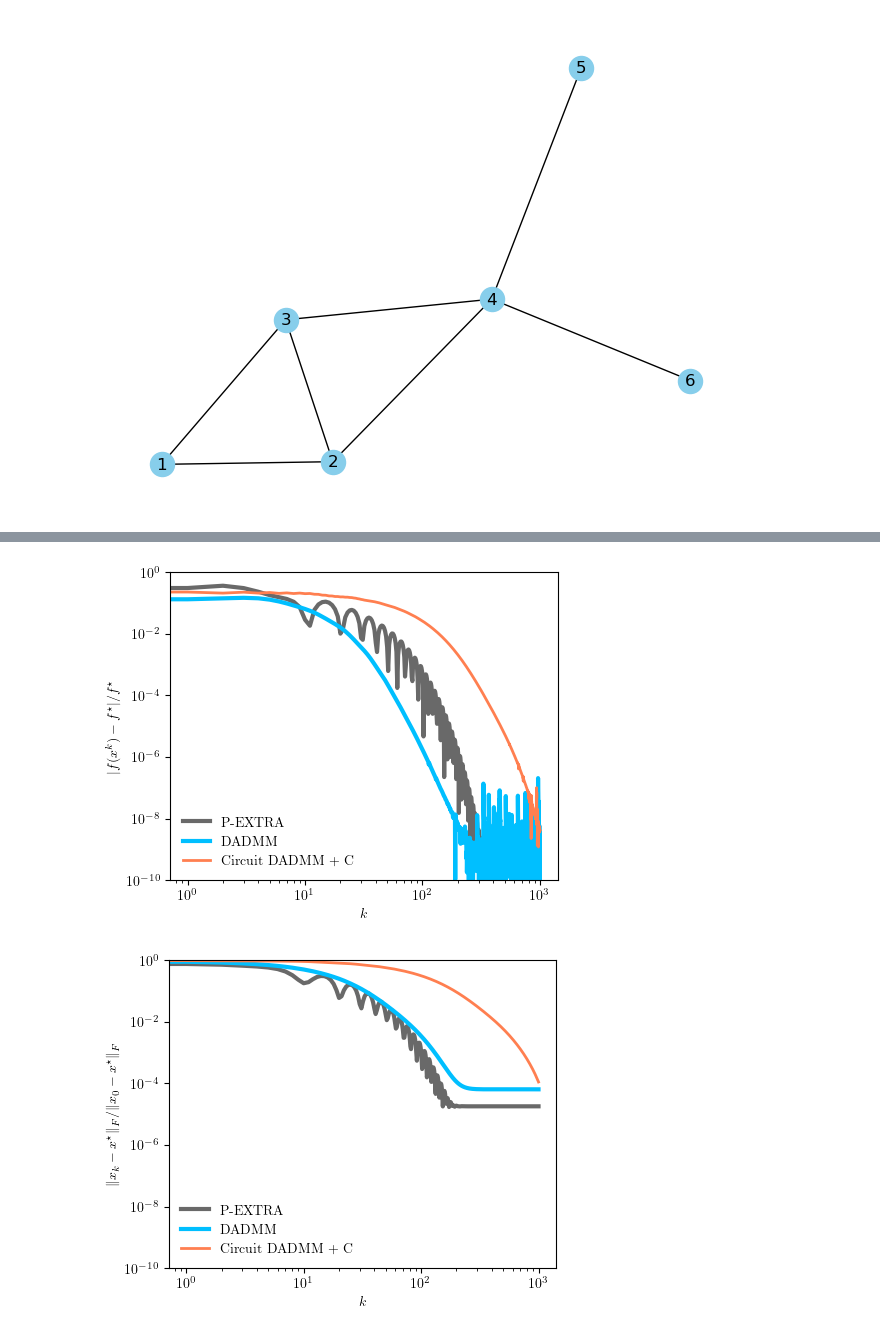
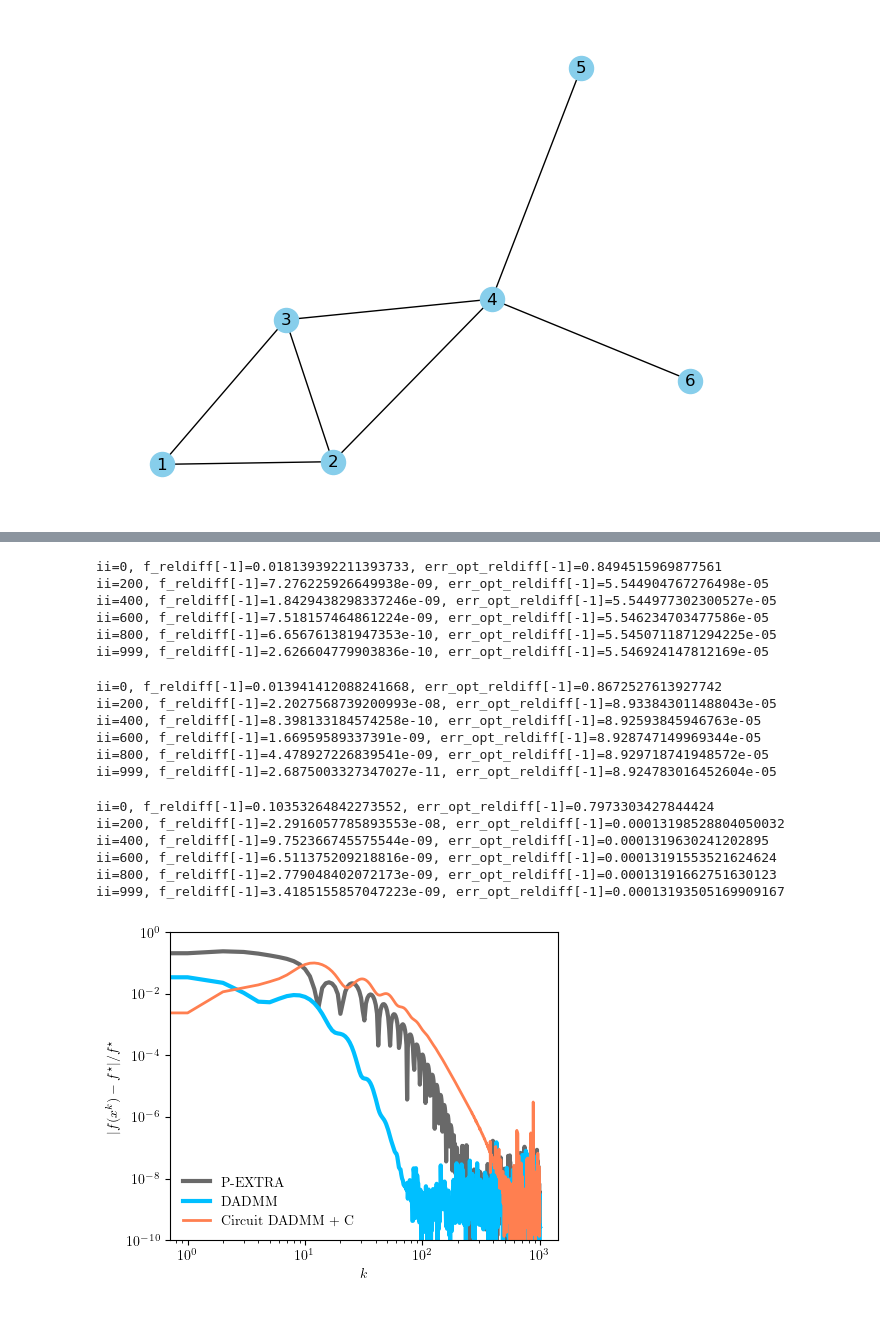
Before and after one commit to cvxgrp/optimization_via_circuits, a Jupyter notebook: convergence/dgeom_median_experiment.ipynb, the cells around one changed output, grey strips where cells are left out. Saved outputs shown, nothing was run; the diff lists cells and outputs as text; code cells hidden in the pictures.

Commit message:
DADMM+C

```diff
--- a/convergence/dgeom_median_experiment.ipynb
+++ b/convergence/dgeom_median_experiment.ipynb
@@ -22,6 +22,8 @@ network_data = graph_generation_nodes6()
 
 problem_data['rho'] = 0.01
 
+problem_spec['sc_eps'] = 1
+
 # PG-EXTRA hyperparameters
 problem_data['alpha'] = 2.5
 problem_data['itr_num'] = 1000
@@ -142 +116,14 @@ ii=999, f_reldiff[-1]=1.8890238318198049e-10, err_opt_reldiff[-1]=6.383305062306
+# %%
+R = 40
+admm_err_opt_star, admm_err_opt_reldiff, admm_const_vio, admm_f_reldiff = co.dadmm("dadmm", problem_spec, problem_data,
+                                                                                network_data, x_opt_star, f_star, prox_operators=prox_operators,
+                                                                                fi_operators=fi_operators,
+                                                                                params={"R":R}, printing=True, freq=200)
+# %% [output]
+ii=0, f_reldiff[-1]=0.018139392211393733, err_opt_reldiff[-1]=0.8494515969877561
+ii=200, f_reldiff[-1]=7.276225926649938e-09, err_opt_reldiff[-1]=5.544904767276498e-05
+ii=400, f_reldiff[-1]=1.8429438298337246e-09, err_opt_reldiff[-1]=5.544977302300527e-05
+ii=600, f_reldiff[-1]=7.518157464861224e-09, err_opt_reldiff[-1]=5.546234703477586e-05
+ii=800, f_reldiff[-1]=6.656761381947353e-10, err_opt_reldiff[-1]=5.5450711871294225e-05
+ii=999, f_reldiff[-1]=2.626604779903836e-10, err_opt_reldiff[-1]=5.546924147812169e-05
 # %%
@@ -148,49 +135,69 @@ ciradmm_err_opt_star, ciradmm_err_opt_reldiff, ciradmm_const_vio, ciradmm_f_reld
+# %%
+# apply P-EXTRA
+problem_data['alpha'] = 15
+pg_op_norm, pg_err_opt_star, pg_err_opt_reldiff, pg_const_vio, pg_f_reldiff = p_extra_dgeom_median(None, problem_spec, problem_data, network_data, x_opt_star, f_star, printing=True, freq=200)
+# %% [output]
+ii=0, f_reldiff[-1]=0.013941412088241668, err_opt_reldiff[-1]=0.8672527613927742
+ii=200, f_reldiff[-1]=2.2027568739200993e-08, err_opt_reldiff[-1]=8.933843011488043e-05
+ii=400, f_reldiff[-1]=8.398133184574258e-10, err_opt_reldiff[-1]=8.92593845946763e-05
+ii=600, f_reldiff[-1]=1.66959589337391e-09, err_opt_reldiff[-1]=8.928747149969344e-05
+ii=800, f_reldiff[-1]=4.478927226839541e-09, err_opt_reldiff[-1]=8.929718741948572e-05
+ii=999, f_reldiff[-1]=2.6875003327347027e-11, err_opt_reldiff[-1]=8.924783016452604e-05
+# %%
+# apply P-EXTRA
+problem_data['alpha'] = 40
+pg_op_norm, pg_err_opt_star, pg_err_opt_reldiff, pg_const_vio, pg_f_reldiff = p_extra_dgeom_median(None, problem_spec, problem_data, network_data, x_opt_star, f_star, printing=True, freq=200)
+# %% [output]
+ii=0, f_reldiff[-1]=0.10353264842273552, err_opt_reldiff[-1]=0.7973303427844424
+ii=200, f_reldiff[-1]=2.2916057785893553e-08, err_opt_reldiff[-1]=0.00013198528804050032
+ii=400, f_reldiff[-1]=9.752366745575544e-09, err_opt_reldiff[-1]=0.0001319630241202895
+ii=600, f_reldiff[-1]=6.511375209218816e-09, err_opt_reldiff[-1]=0.00013191553521624624
+ii=800, f_reldiff[-1]=2.779048402072173e-09, err_opt_reldiff[-1]=0.00013191662751630123
+ii=999, f_reldiff[-1]=3.4185155857047223e-09, err_opt_reldiff[-1]=0.00013193505169909167
 # %%
-# apply P-EXTRA
-problem_data['alpha'] = 50
-pg_op_norm, pg_err_opt_star, pg_err_opt_reldiff, pg_const_vio, pg_f_reldiff = p_extra_dgeom_median(None, problem_spec, problem_data, network_data, x_opt_star, f_star,)
+fname = "n6_circuit_dadmm_c"
 
-fname = "n6_circuit_dadmm_c"
+
+
 plt.rc('text', usetex=True)
 plt.rc('font', family='serif')
 plt.rcParams["legend.fontsize"] = 10
 plt.rcParams["lines.linewidth"] = 2
 plt.rcParams["lines.markersize"] = 4
 plt.rcParams["legend.framealpha"] = 0.0
 plt.rcParams["xtick.labelsize"] = 10
 plt.rcParams["ytick.labelsize"] = 10
 plt.rcParams["mathtext.fontset"] = 'cm' # default = 'dejavusans', other options = 'cm', 'stixsans', 'dejavuserif'
 black, red, blue, green = 'dimgrey', 'coral', 'deepskyblue', 'gold'
 
 # operator norm plot (log-log plot)
 plt.figure(figsize=(5,4))
 plt.minorticks_off()
 plt.xscale("log")
 plt.yscale("log")
 plt.plot(pg_f_reldiff, label='P-EXTRA', color=black, linewidth=3)
 plt.plot(admm_f_reldiff, label='DADMM', color=blue, linewidth=3)
 # plt.plot(ciradmm_f_reldiff, label='Circuit DADMM',  color=green, linewidth=2)
 plt.plot(dadmm_c_f_reldiff, label='Circuit DADMM + C',  color=red, linewidth=2)
 plt.xlabel(r"$k$")
 plt.ylabel(r"$|f(x^k) - f^\star|/f^\star$")
 # plt.ylabel(r"$\|\tilde{\mathbf{A}}x_k\|^2_M$")
 plt.ylim(1e-10, 1e0)
 plt.legend()
 plt.savefig(f'plots/freldif_{fname}.pdf', dpi=300)
 
-plt.figure(figsize=(5,4))
-plt.minorticks_off()
-plt.xscale("log")
-plt.yscale("log")
-plt.plot(pg_err_opt_reldiff, label='P-EXTRA', color=black, linewidth=3)
-plt.plot(admm_err_opt_reldiff, label='DADMM', color=blue, linewidth=3)
-# plt.plot(admm_err_opt_reldiff, label='Circuit DADMM', color=green, linewidth=2)
-plt.plot(dadmm_c_err_opt_reldiff, label='Circuit DADMM + C', color=red, linewidth=2)
-plt.xlabel(r"$k$")
-plt.ylabel(r"$\|x_k - x^\star\|_F /\|x_0 - x^\star\|_F $")
-plt.ylim(1e-10, 1e0)
-plt.legend()
-plt.savefig(f'plots/xreldif_{fname}.pdf', dpi=300)
+# plt.figure(figsize=(5,4))
+# plt.minorticks_off()
+# plt.xscale("log")
+# plt.yscale("log")
+# plt.plot(pg_err_opt_reldiff, label='P-EXTRA', color=black, linewidth=3)
+# plt.plot(admm_err_opt_reldiff, label='DADMM', color=blue, linewidth=3)
+# # plt.plot(admm_err_opt_reldiff, label='Circuit DADMM', color=green, linewidth=2)
+# plt.plot(dadmm_c_err_opt_reldiff, label='Circuit DADMM + C', color=red, linewidth=2)
+# plt.xlabel(r"$k$")
+# plt.ylabel(r"$\|x_k - x^\star\|_F /\|x_0 - x^\star\|_F $")
+# plt.ylim(1e-10, 1e0)
+# plt.legend()
+# plt.savefig(f'plots/xreldif_{fname}.pdf', dpi=300)
 # %% [output]
-[figure, old version]
+[figure, new version]
-[figure, removed]
```
Also changed, not shown: parts of 10 cells of this notebook, 2 other files.
